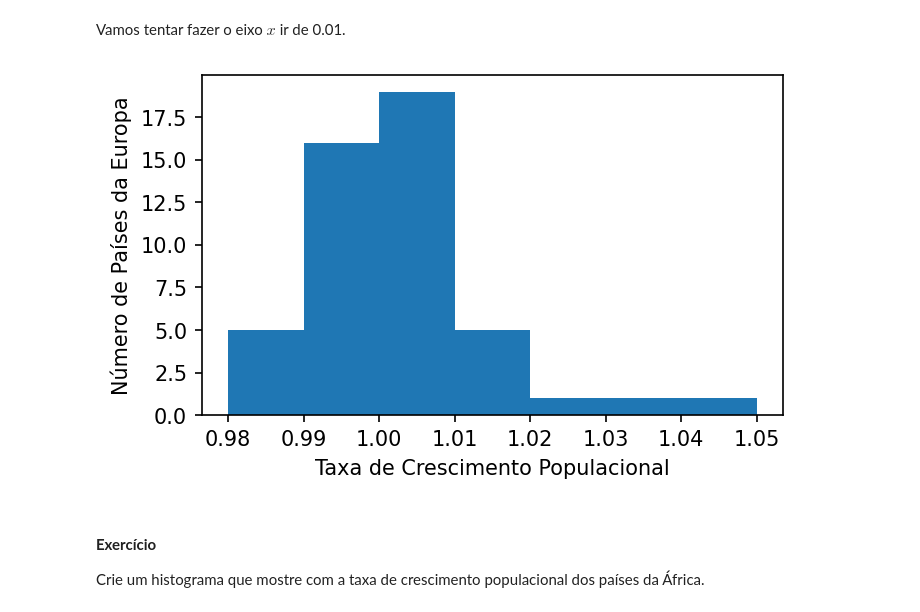
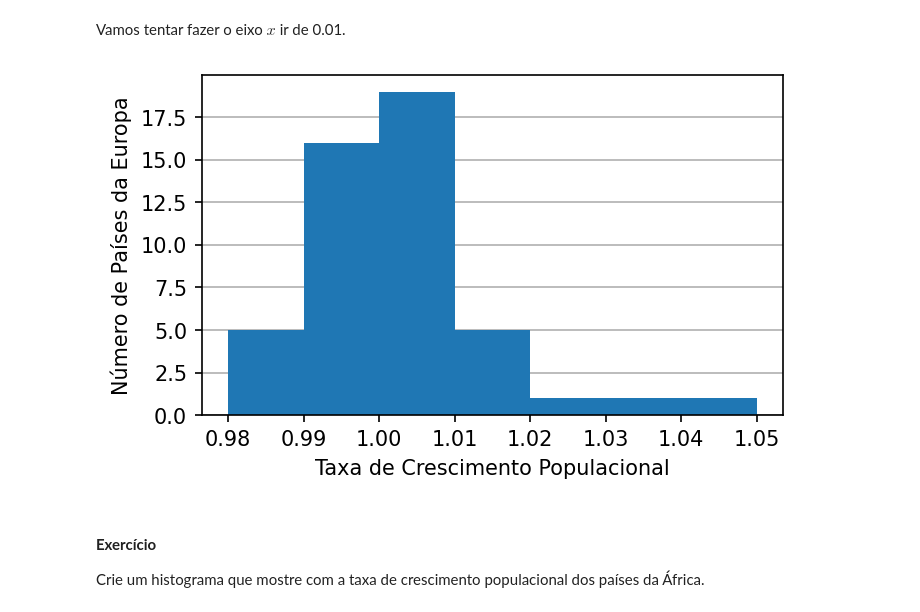
Before and after one commit to heitorhenriques/MiniCurso, a Jupyter notebook: Aula 4/Aula4.ipynb, the cells around one changed output. Cells and saved outputs as stored; diff of their text form; code cells hidden in the pictures.

```diff
--- a/Aula 4/Aula4.ipynb
+++ b/Aula 4/Aula4.ipynb
@@ -399,12 +462,13 @@ plt.show()
 Vamos tentar fazer o eixo $x$ ir de 0.01.
 # %%
 plt.figure(figsize=(5,3), dpi=150)
-plt.hist(Europa['Growth Rate'], bins=[0.98,0.99,1,1.01,1.02,1.03,1.04,1.05])
+plt.hist(Europa['Growth Rate'], bins=[0.98,0.99,1,1.01,1.02,1.03,1.04,1.05], zorder=2)
 plt.xlabel('Taxa de Crescimento Populacional')
 plt.ylabel('Número de Países da Europa')
+plt.grid(axis='y')
 plt.show()
 # %% [output]
-[figure, old version]
+[figure, new version]
 # %% [markdown]
 #### **Exercício**
 Crie um histograma que mostre com a taxa de crescimento populacional dos países da África.
```
Also changed, not shown: parts of 51 cells of this notebook, 1 other file.
